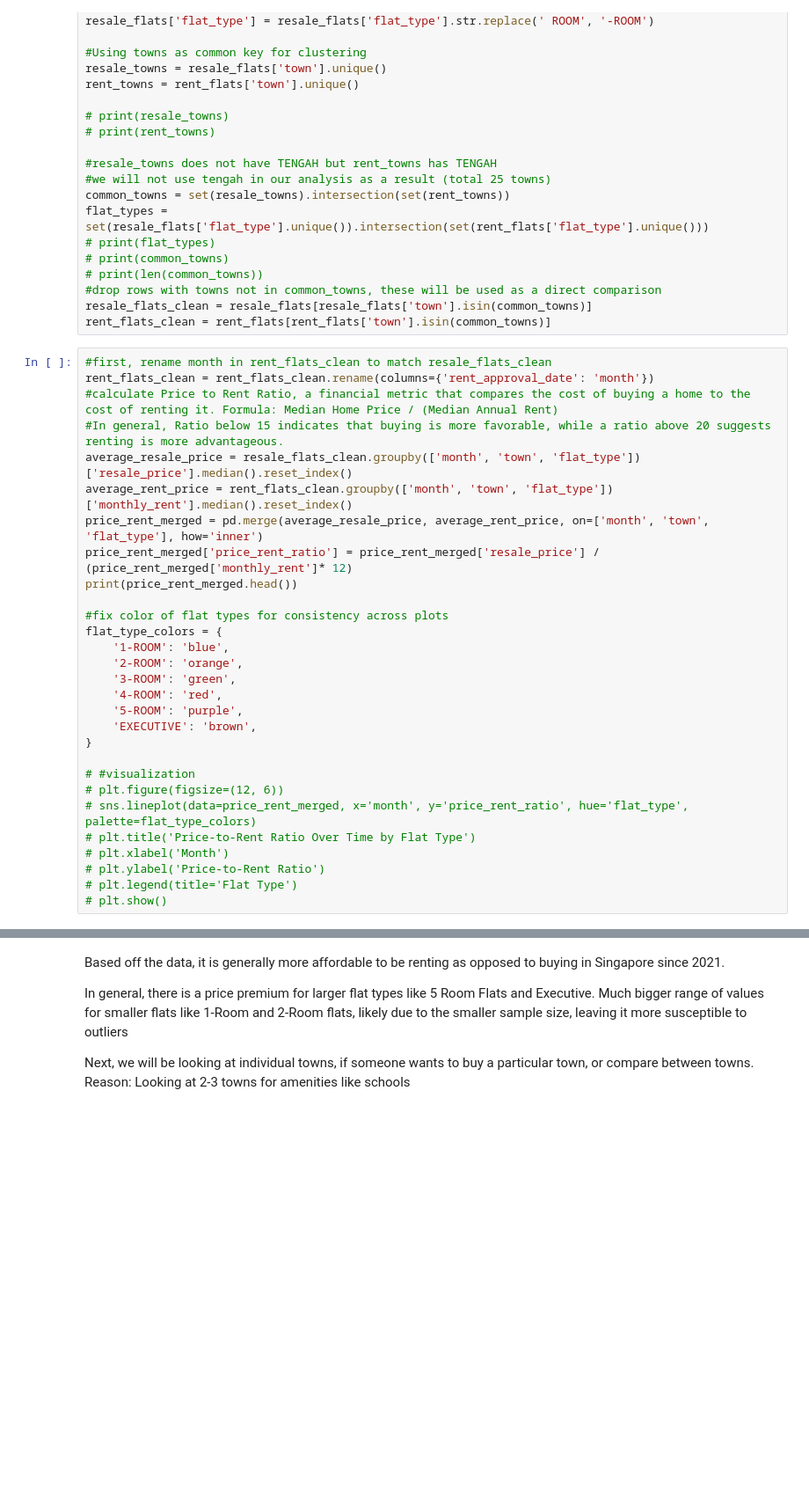
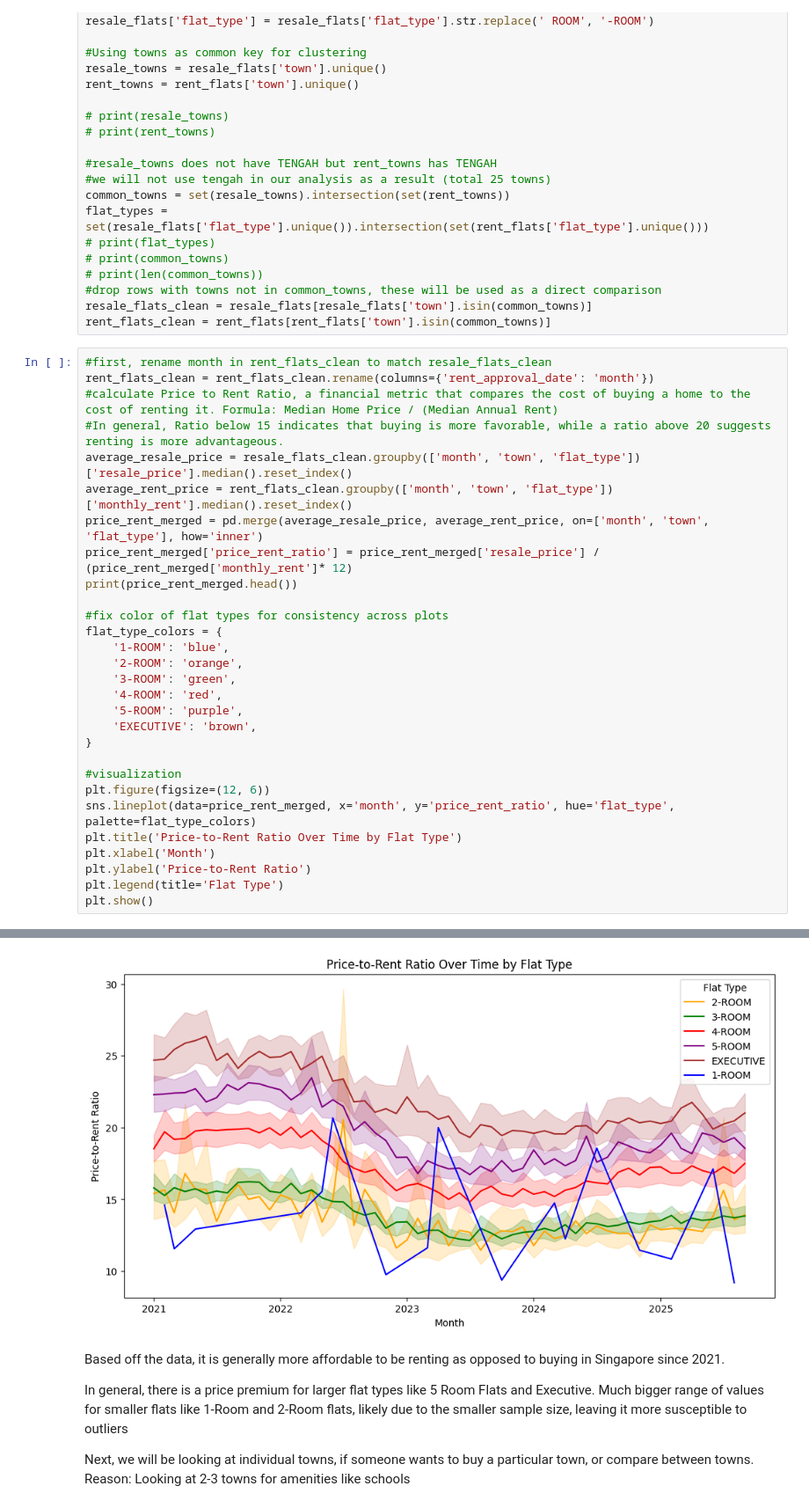
Before and after one commit to yapyande/Audit-Analytics, a Jupyter notebook: Project.ipynb, the cells around one changed output, grey strips where cells are left out. Shown at 88% size. Cells and saved outputs as stored; diff of their text form; blank space fills up the shorter version.

```diff
--- a/Project.ipynb
+++ b/Project.ipynb
@@ -63,41 +63,42 @@ rent_flats_clean = rent_flats_clean.rename(columns={'rent_approval_date': 'month
 average_resale_price = resale_flats_clean.groupby(['month', 'town', 'flat_type'])['resale_price'].median().reset_index()
 average_rent_price = rent_flats_clean.groupby(['month', 'town', 'flat_type'])['monthly_rent'].median().reset_index()
 price_rent_merged = pd.merge(average_resale_price, average_rent_price, on=['month', 'town', 'flat_type'], how='inner')
 price_rent_merged['price_rent_ratio'] = price_rent_merged['resale_price'] /  (price_rent_merged['monthly_rent']* 12)
 print(price_rent_merged.head())
 
 #fix color of flat types for consistency across plots
 flat_type_colors = {
     '1-ROOM': 'blue',
     '2-ROOM': 'orange',
     '3-ROOM': 'green',
     '4-ROOM': 'red',
     '5-ROOM': 'purple',
     'EXECUTIVE': 'brown',
 }
 
-# #visualization
-# plt.figure(figsize=(12, 6))
-# sns.lineplot(data=price_rent_merged, x='month', y='price_rent_ratio', hue='flat_type', palette=flat_type_colors)
-# plt.title('Price-to-Rent Ratio Over Time by Flat Type')
-# plt.xlabel('Month')
-# plt.ylabel('Price-to-Rent Ratio')
-# plt.legend(title='Flat Type')
-# plt.show()
+#visualization
+plt.figure(figsize=(12, 6))
+sns.lineplot(data=price_rent_merged, x='month', y='price_rent_ratio', hue='flat_type', palette=flat_type_colors)
+plt.title('Price-to-Rent Ratio Over Time by Flat Type')
+plt.xlabel('Month')
+plt.ylabel('Price-to-Rent Ratio')
+plt.legend(title='Flat Type')
+plt.show()
 # %% [output]
        month        town  flat_type  resale_price  monthly_rent  \
 0 2021-01-01  ANG MO KIO     2-ROOM      218000.0        1500.0
 1 2021-01-01  ANG MO KIO     3-ROOM      307500.0        1800.0
 2 2021-01-01  ANG MO KIO     4-ROOM      448000.0        2200.0
 3 2021-01-01  ANG MO KIO     5-ROOM      768000.0        2300.0
 4 2021-01-01  ANG MO KIO  EXECUTIVE      795000.0        2500.0
 
    price_rent_ratio
 0         12.111111
 1         14.236111
 2         16.969697
 3         27.826087
 4         26.500000
+[figure, added]
 # %% [markdown]
 Based off the data, it is generally more affordable to be renting as opposed to buying in Singapore since 2021.
 
```
Also changed, not shown: parts of 3 cells of this notebook.
